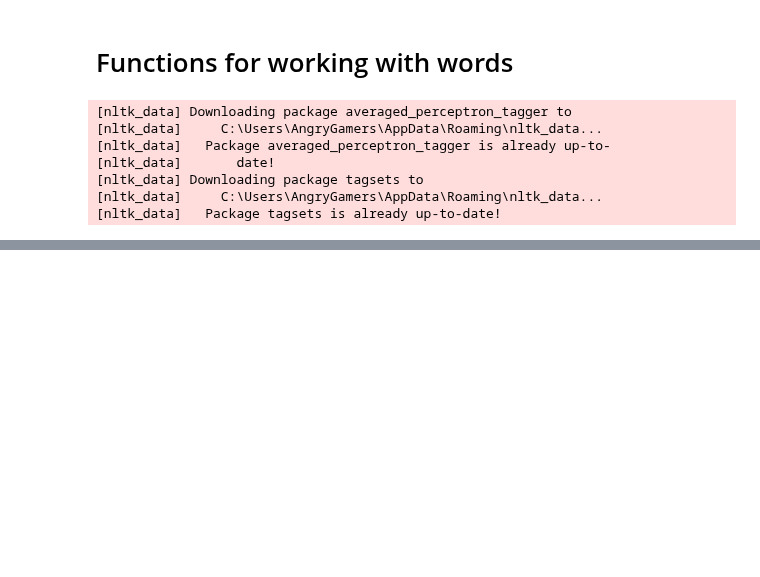
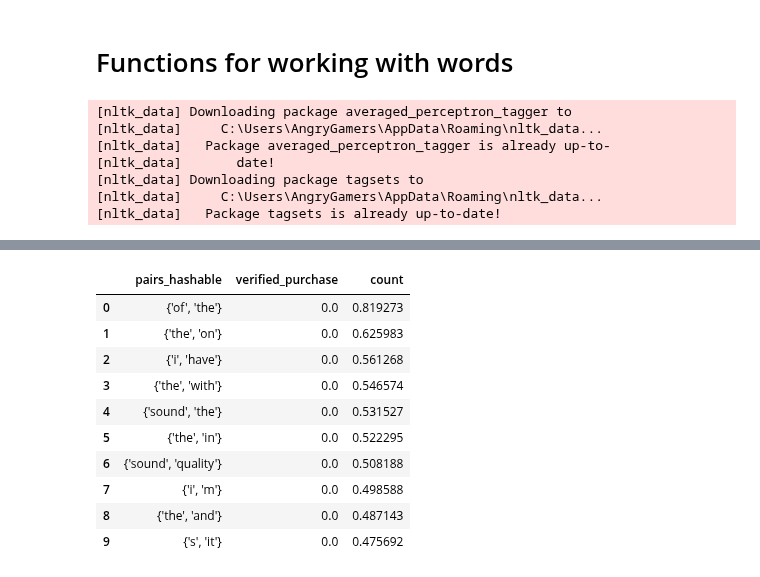
Before and after one commit to datascientistlin/AmazonReviewAnalysis, a Jupyter notebook: Amazon_review_word_exploration.ipynb, the cells around one changed output, grey strips where cells are left out. Saved outputs shown, nothing was run; the diff lists cells and outputs as text; code cells hidden in the pictures; blank space fills up the shorter version.

```diff
--- a/Amazon_review_word_exploration.ipynb
+++ b/Amazon_review_word_exploration.ipynb
@@ -395,0 +429,15 @@ data.pairs.value_counts().reset_index()
+# %%
+# data
+
+wordPairsAllReviews_df= CreateFullDFOfProductsAndWordPairs(amzn_df)
+wordPairsAllReviews_df.head()
+# We want ProductName, Manufacturer, pairs_hashable, sum
+# highRatings = data.where(data['review_rating'] >= 4).dropna()
+# lowRatings = data.where(data['review_rating'] <= 2).dropna()
+# lowRatings
+# lowRatings.groupby(['verified_purchase','ProductName','Manufacturer','pairs_hashable']).sum()
+
+# data[['pairs_hashable','count']].groupby('pairs_hashable').sum()
+
+
+# data[['pairs','count']].groupby('pairs').sum()
@@ -395,0 +451,25 @@ data.pairs.value_counts().reset_index()
+# %%
+overallPopularwords= wordPairsAllReviews_df.groupby(['pairs_hashable','verified_purchase']).sum().reset_index()
+
+
+overallPopularwords_notPurchased = overallPopularwords.where(overallPopularwords['verified_purchase'] == 0).dropna()
+overallPopularwords_notPurchased = overallPopularwords_notPurchased.sort_values(by=['count'],ascending =False).reset_index().drop(columns=['index'])
+
+overallPopularwords_purchased = overallPopularwords.where(overallPopularwords['verified_purchase'] == 1).dropna()
+overallPopularwords_purchased = overallPopularwords_purchased.sort_values(by=['count'],ascending =False).reset_index().drop(columns=['index'])
+
+# now we have two datasets one with purchased the other not purchased.
+# %%
+overallPopularwords_notPurchased.head(10)
+# %% [output]
+|  | pairs_hashable | verified_purchase | count |
+| 0 | {'of', 'the'} | 0.0 | 0.819273 |
+| 1 | {'the', 'on'} | 0.0 | 0.625983 |
+| 2 | {'i', 'have'} | 0.0 | 0.561268 |
+| 3 | {'the', 'with'} | 0.0 | 0.546574 |
+| 4 | {'sound', 'the'} | 0.0 | 0.531527 |
+| 5 | {'the', 'in'} | 0.0 | 0.522295 |
+| 6 | {'sound', 'quality'} | 0.0 | 0.508188 |
+| 7 | {'i', 'm'} | 0.0 | 0.498588 |
+| 8 | {'the', 'and'} | 0.0 | 0.487143 |
+| 9 | {'s', 'it'} | 0.0 | 0.475692 |
```
Also changed, not shown: parts of 12 cells of this notebook.
